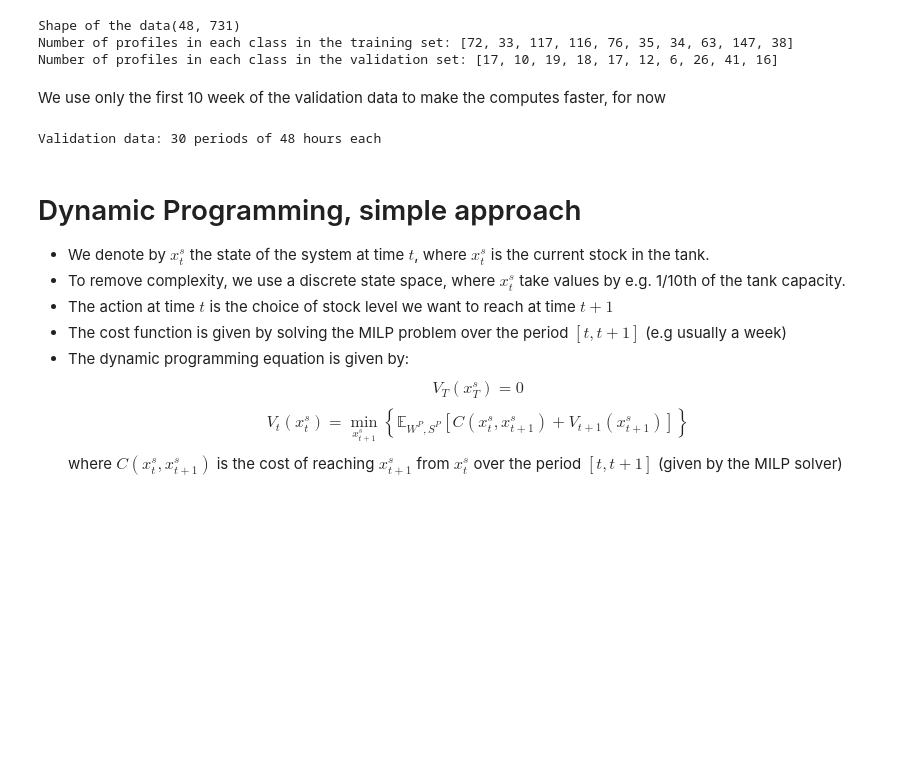
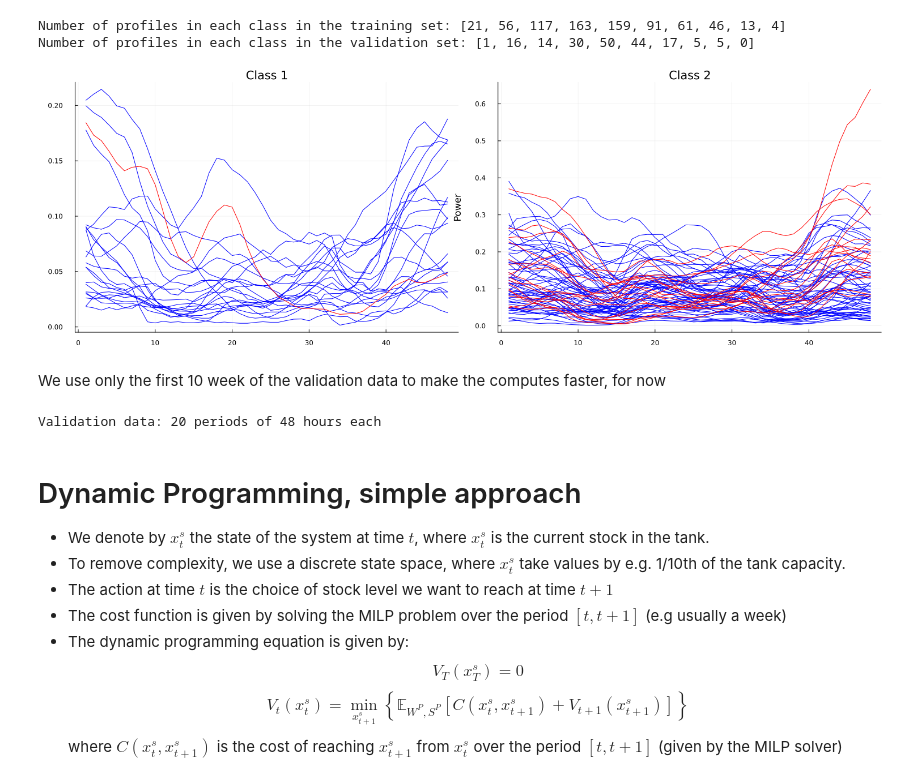
Before and after one commit to air-liquide-IMI-project/H2Modelling, a Jupyter notebook: dynamic_solver.ipynb, the cells around one changed output. Saved outputs shown, nothing was run; the diff lists cells and outputs as text; code cells hidden in the pictures; blank space fills up the shorter version.

```diff
--- a/dynamic_solver.ipynb
+++ b/dynamic_solver.ipynb
@@ -21,7 +21,7 @@ if load_new
 end;
 # %%
 N_CLASSES = 10;
-classification_function = classify_kmeans
+classification_function = classify_uniform_thresholds;
 
 classes_probas, classes_train, classes_val = classification_function(wind_train, solar_train, wind_val_full, solar_val_full, N_CLASSES);
 
@@ -32,20 +32,40 @@ count_classes_val = [sum(classes_val .== i) for i in 1:N_CLASSES]
 println("Number of profiles in each class in the training set: ", count_classes_train)
 println("Number of profiles in each class in the validation set: ", count_classes_val)
 # %% [output]
-Shape of the data(48, 731)
-Number of profiles in each class in the training set: [72, 33, 117, 116, 76, 35, 34, 63, 147, 38]
-Number of profiles in each class in the validation set: [17, 10, 19, 18, 17, 12, 6, 26, 41, 16]
+Number of profiles in each class in the training set: [21, 56, 117, 163, 159, 91, 61, 46, 13, 4]
+Number of profiles in each class in the validation set: [1, 16, 14, 30, 50, 44, 17, 5, 5, 0]
+# %%
+# Plot the profiles in the first and second class of the training set
+plt_list = []
+for class in 1:2
+    plt = plot(xlabel="Time", ylabel="Power", title="Class $(class)")
+
+    for profile in wind_train[classes_train .== class, :]
+        plot!(plt, profile, label="", color = "blue")
+    end
+    # Add the profiles from the validation set
+
+    for profile in wind_val_full[classes_val .== class, :]
+        plot!(plt, profile, label="", color = "red")
+    end
+    push!(plt_list, plt)
+end
+
+
+plot(plt_list..., layout=(1, 2), size=(1500, 500))
+# %% [output]
+[figure, added]
 # %% [markdown]
 We use only the first 10 week of the validation data to make the computes faster, for now
 # %%
-T = 30
+T = 20
 time_val = time_val_full[1:T]
 wind_val = wind_val_full[1:T]
 solar_val = solar_val_full[1:T];
 
 print("Validation data: ", length(wind_val)," periods of ", period_length, " hours each\n");
 # %% [output]
-Validation data: 30 periods of 48 hours each
+Validation data: 20 periods of 48 hours each
 # %% [markdown]
 # Dynamic Programming, simple approach
 - We denote by $x^s_t$ the state of the system at time $t$, where $x^s_t$ is the current stock in the tank.
```
Also changed, not shown: parts of 10 cells of this notebook, 47 other files.
